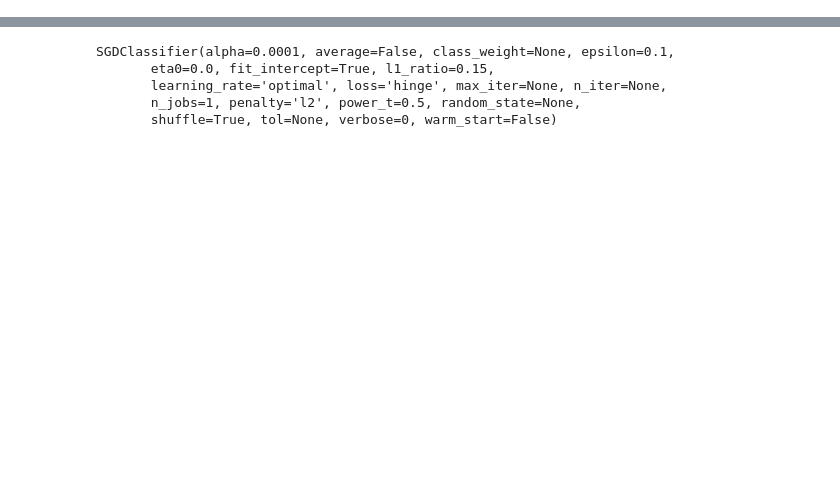
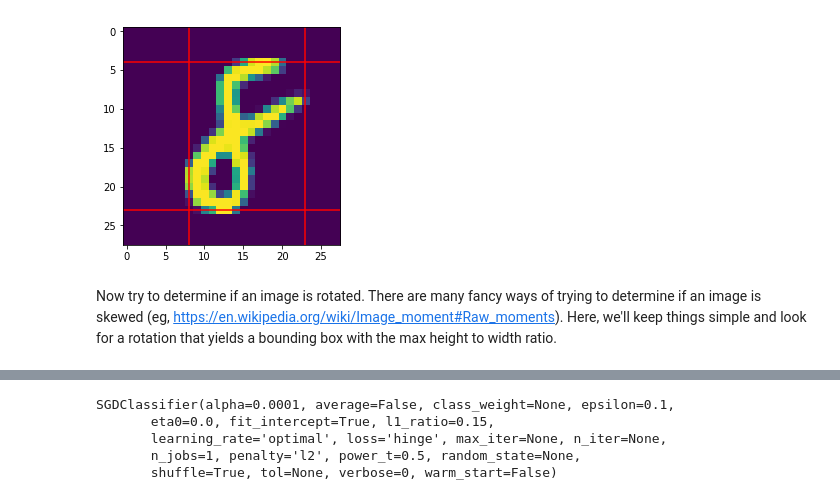
Before and after one commit to arlenk/ipython-notebooks, a Jupyter notebook: sklearn-pipeline-MNIST.ipynb, the cells around one changed output, grey strips where cells are left out. Saved outputs shown, nothing was run; the diff lists cells and outputs as text; code cells hidden in the pictures; blank space fills up the shorter version.

```diff
--- a/sklearn-pipeline-MNIST.ipynb
+++ b/sklearn-pipeline-MNIST.ipynb
@@ -56,0 +53,36 @@ data_train.shape
+# %%
+def find_bbox(img):
+    """
+    Finding bounding box of image
+
+    Returns:
+    min_col, max_col, min_row, max_row
+
+    """
+    img = img.astype(float)
+    cols = np.any(img, axis=0)
+    rows = np.any(img, axis=1)
+
+    min_col, max_col = np.where(cols)[0][[0, -1]]
+    min_row, max_row = np.where(rows)[0][[0, -1]]
+
+    return min_col, max_col, min_row, max_row
+
+def plot_bbox(img):
+    """
+    Plot bounding box for an image
+    """
+
+    min_col, max_col, min_row, max_row = find_bbox(img)
+    fig, ax = plt.subplots()
+    ax.imshow(img)
+    ax.axvline(min_col, color='r')
+    ax.axvline(max_col, color='r')
+    ax.axhline(min_row, color='r')
+    ax.axhline(max_row, color='r')
+# %%
+plot_bbox(data_train[802].reshape(28, 28))
+# %% [output]
+[figure, added]
+# %% [markdown]
+Now try to determine if an image is rotated.  There are many fancy ways of trying to determine if an image is skewed (eg, https://en.wikipedia.org/wiki/Image_moment#Raw_moments).  Here, we'll keep things simple and look for a rotation that yields a bounding box with the max height to width ratio.
```
Also changed, not shown: parts of 23 cells of this notebook.
